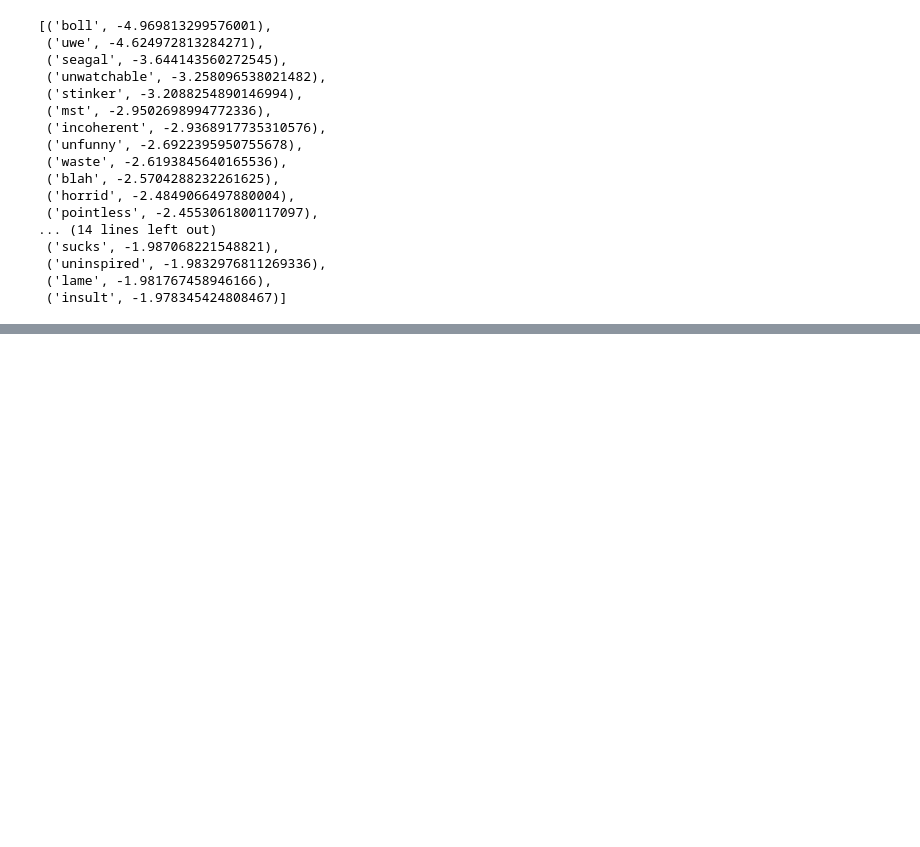
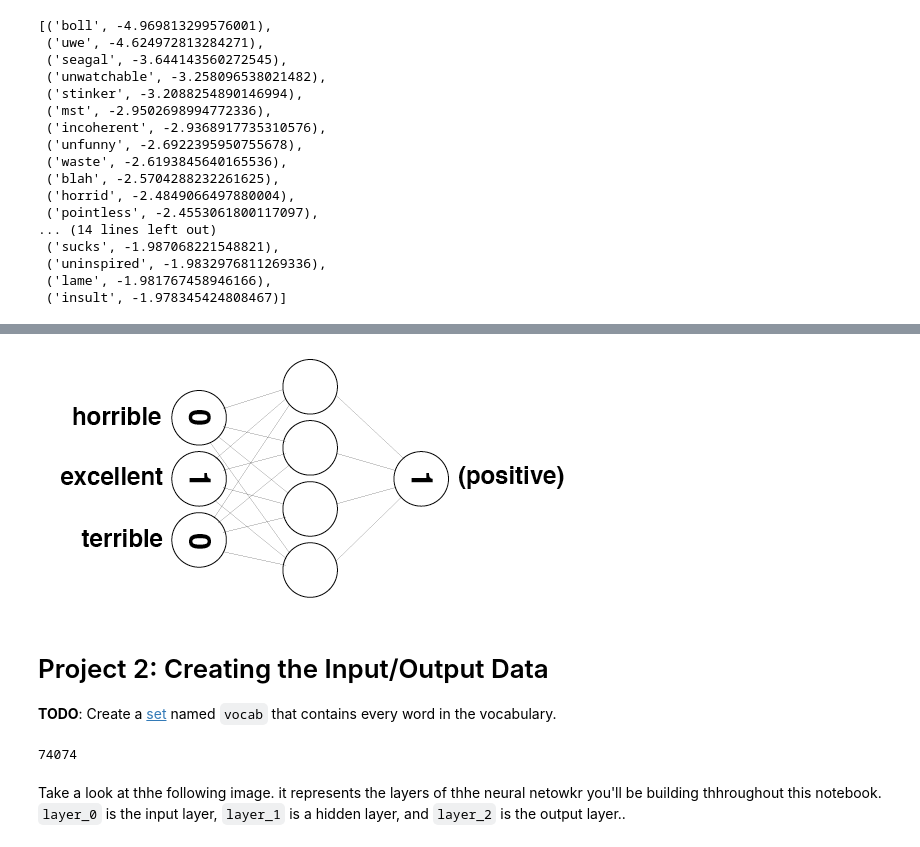
Before and after one commit to linked0/dlnd-deep-learning, a Jupyter notebook: AAMY/Sentiment_Classification_Solutions_my.ipynb, the cells around one changed output, grey strips where cells are left out. Drawn from its saved outputs; the diff is of its cells as text; code cells hidden in the pictures; blank space fills up the shorter version.

```diff
--- a/AAMY/Sentiment_Classification_Solutions_my.ipynb
+++ b/AAMY/Sentiment_Classification_Solutions_my.ipynb
@@ -257,0 +266,8 @@ list(reversed(pos_neg_ratios.most_common()))[:30]
+# %%
+review = "The movie was exellent"
+Image(filename='sentiment_network_pos.png')
+# %% [output]
+[figure, added]
+# %% [markdown]
+# Project 2: Creating the Input/Output Data
+**TODO**: Create a [set](https://docs.python.org/3/tutorial/datastructures.html#sets) named `vocab` that contains every word in the vocabulary.
@@ -257,0 +276,7 @@ list(reversed(pos_neg_ratios.most_common()))[:30]
+# %%
+ vocab_size = len(vocab)
+ print(vocab_size)
+# %% [output]
+74074
+# %% [markdown]
+Take a look at thhe following image. it represents the layers of thhe neural netowkr you'll be building thhroughout this notebook. `layer_0` is the input layer, `layer_1` is a hidden layer, and `layer_2` is the output layer..
```
Also changed, not shown: parts of 15 cells of this notebook.
